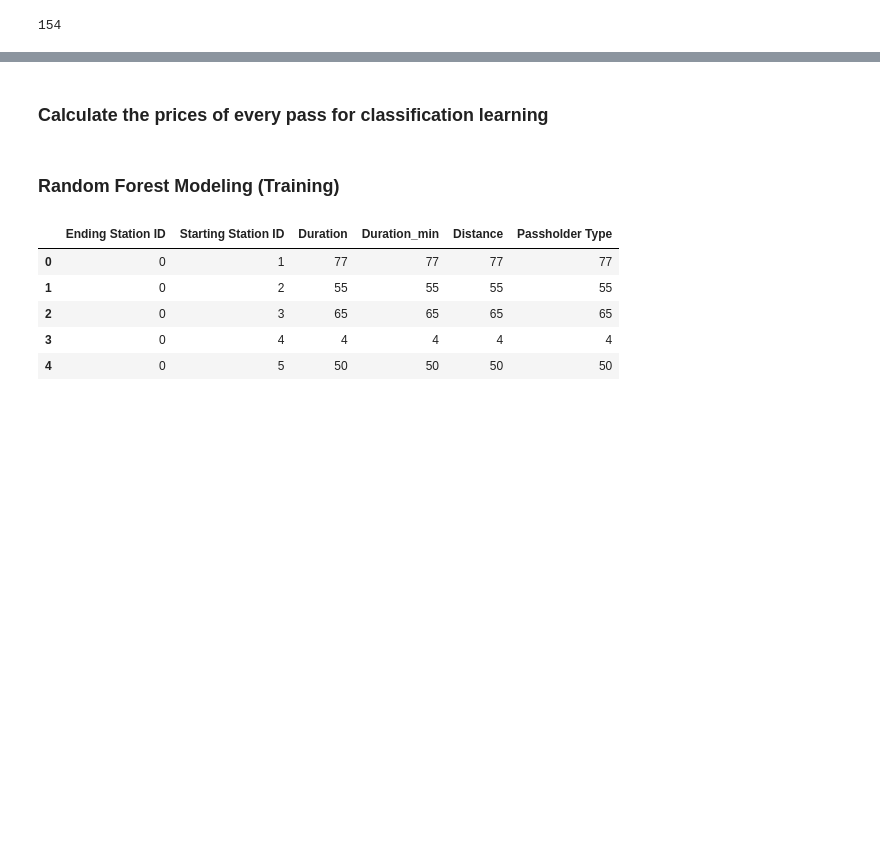
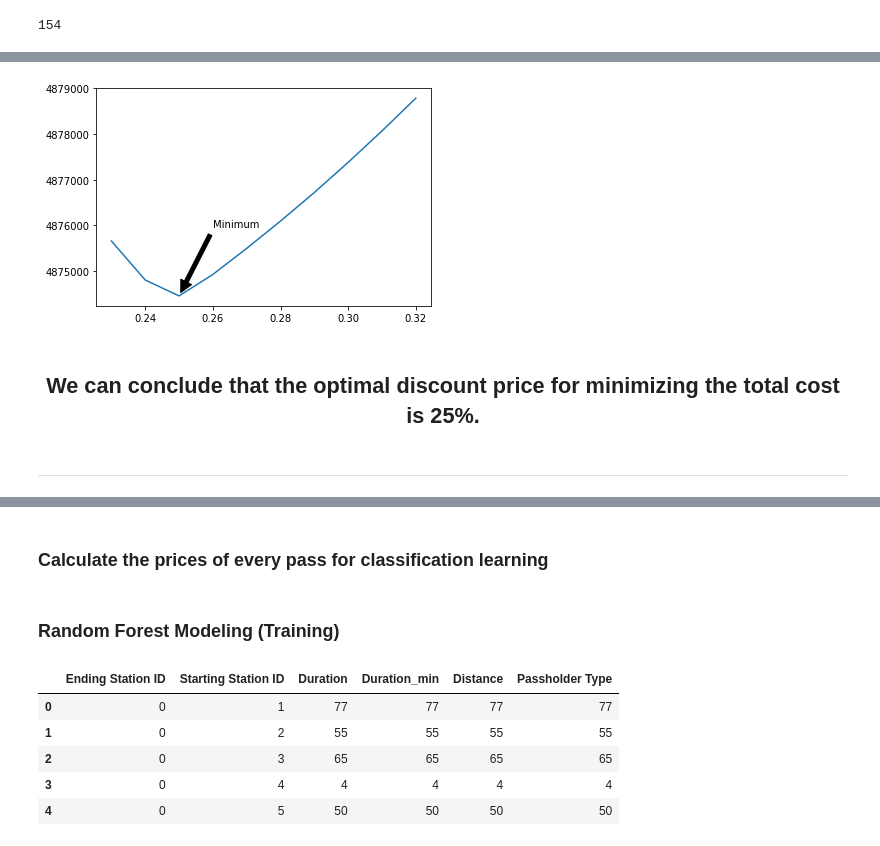
Before and after one commit to yyul10/LA_metro_bike_relocation, a Jupyter notebook: LA_metro_bike-relocation.ipynb, the cells around one changed output, grey strips where cells are left out. Saved outputs shown, nothing was run; the diff lists cells and outputs as text; code cells hidden in the pictures; blank space fills up the shorter version.

```diff
--- a/LA_metro_bike-relocation.ipynb
+++ b/LA_metro_bike-relocation.ipynb
@@ -717,0 +776,12 @@ optsol_analysis[optsol_analysis['Price']!=1.75].sort_values(by=['Ending Station
+# %%
+plt.plot(np.arange(0.32,0.22,-0.01),Objective_list_detail)
+plt.annotate('Minimum', xy=(0.25, min(Objective_list_detail)), xytext=(0.26, min(Objective_list_detail)+1500),
+            arrowprops=dict(facecolor='black', shrink=0.05),
+            )
+plt.show()
+# %% [output]
+[figure, added]
+# %% [markdown]
+## <center>We can conclude that the optimal discount price for minimizing the total cost is 25%.</center>
+# %% [markdown]
+---
```
Also changed, not shown: parts of 33 cells of this notebook.
